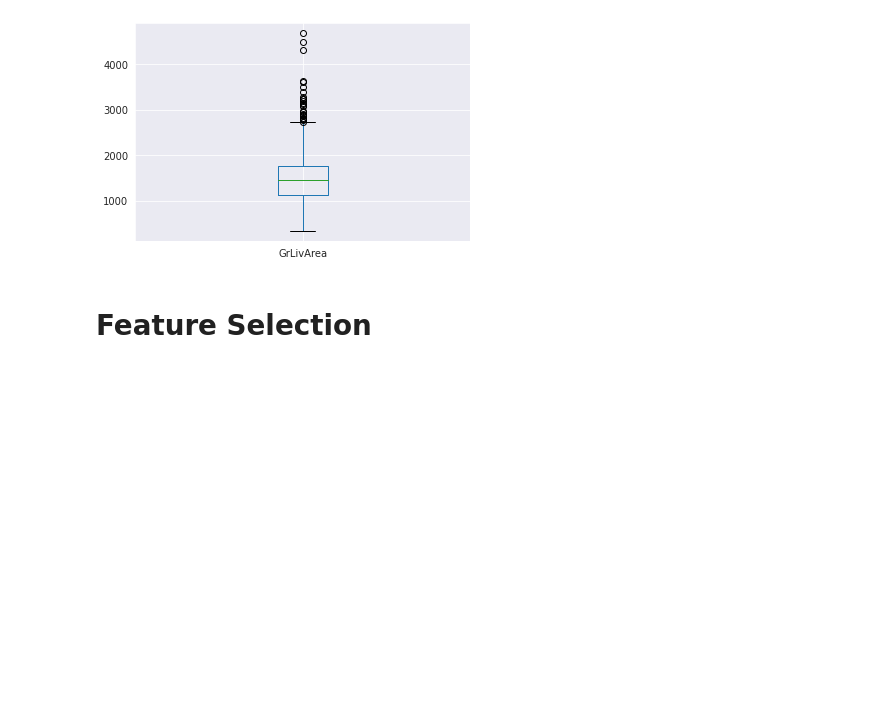
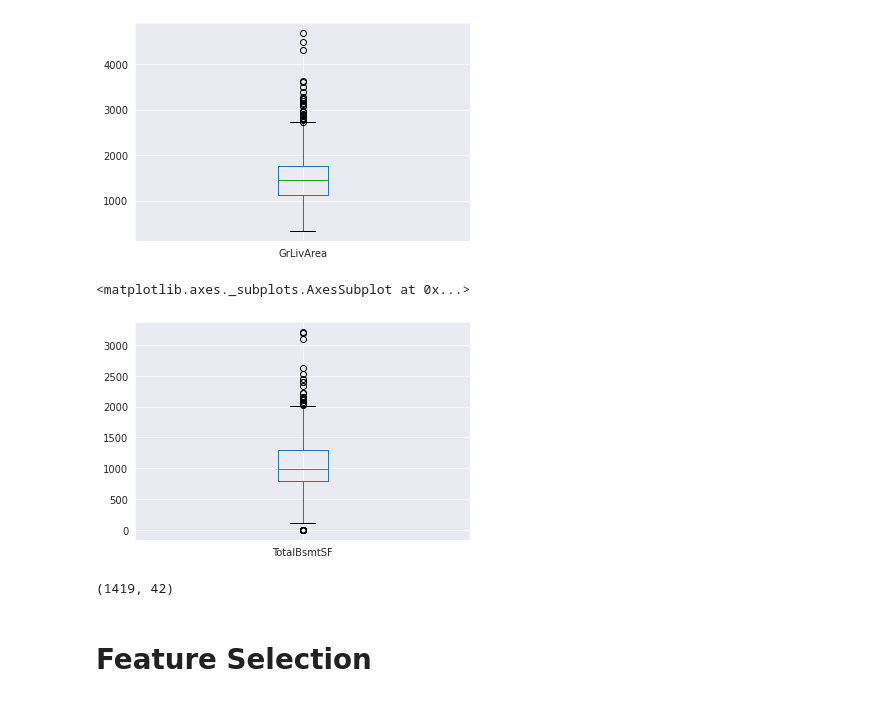
Before and after one commit to SwastiPatra/Spectrum-ID-2021, a Jupyter notebook: Task 3/Final_TASK_3.ipynb, the cells around one changed output. Saved outputs shown, nothing was run; the diff lists cells and outputs as text; code cells hidden in the pictures; blank space fills up the shorter version.

```diff
--- a/Task 3/Final_TASK_3.ipynb
+++ b/Task 3/Final_TASK_3.ipynb
@@ -517,3 +524,8 @@ df.boxplot('GrLivArea')
 [figure]
 # %%
 df=df[df.GrLivArea<4600]
+# %%
+df.boxplot('TotalBsmtSF')
+# %% [output]
+<matplotlib.axes._subplots.AxesSubplot at 0x...>
+[figure, added]
@@ -520,3 +534,7 @@ df=df[df.GrLivArea<4600]
+# %%
+df.shape
+# %% [output]
+(1419, 42)
 # %% [markdown]
 # Feature Selection
 # %% [markdown]
```
Also changed, not shown: parts of 21 cells of this notebook.
